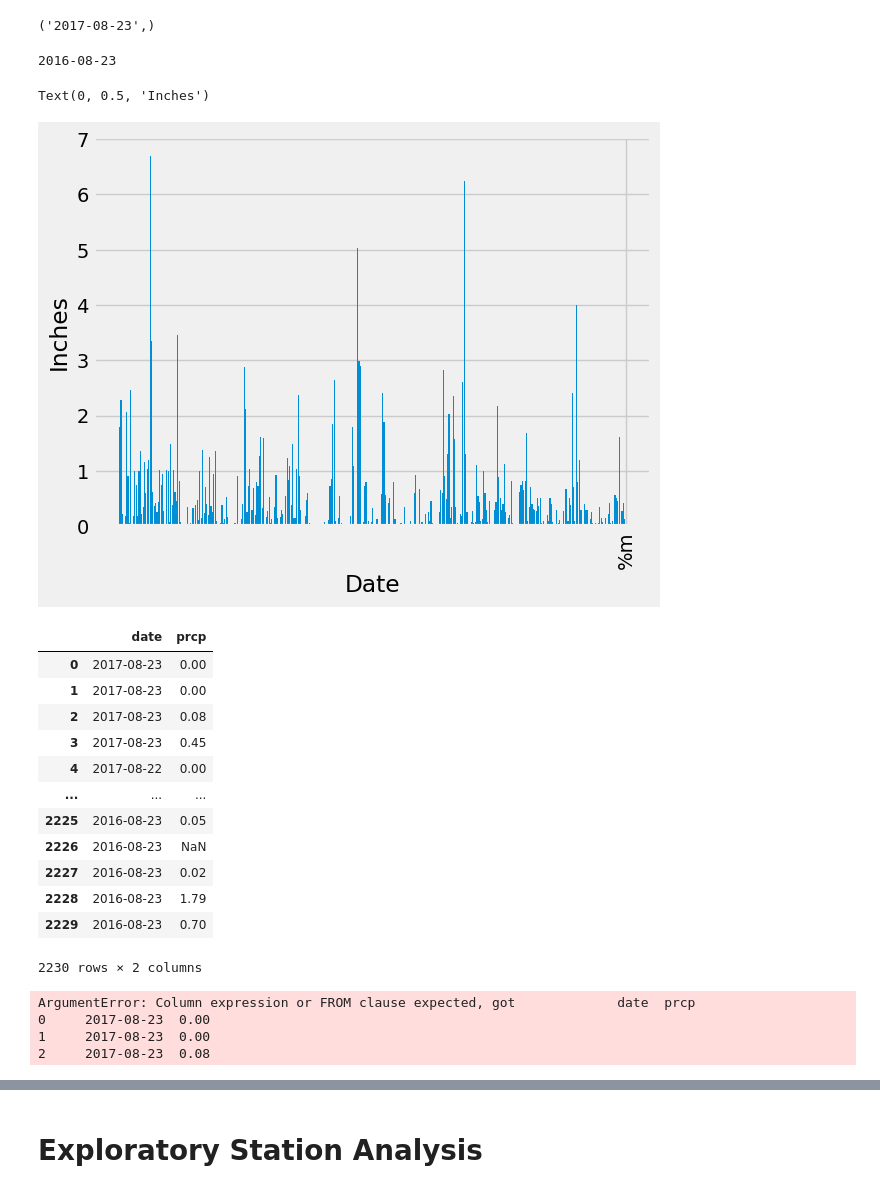
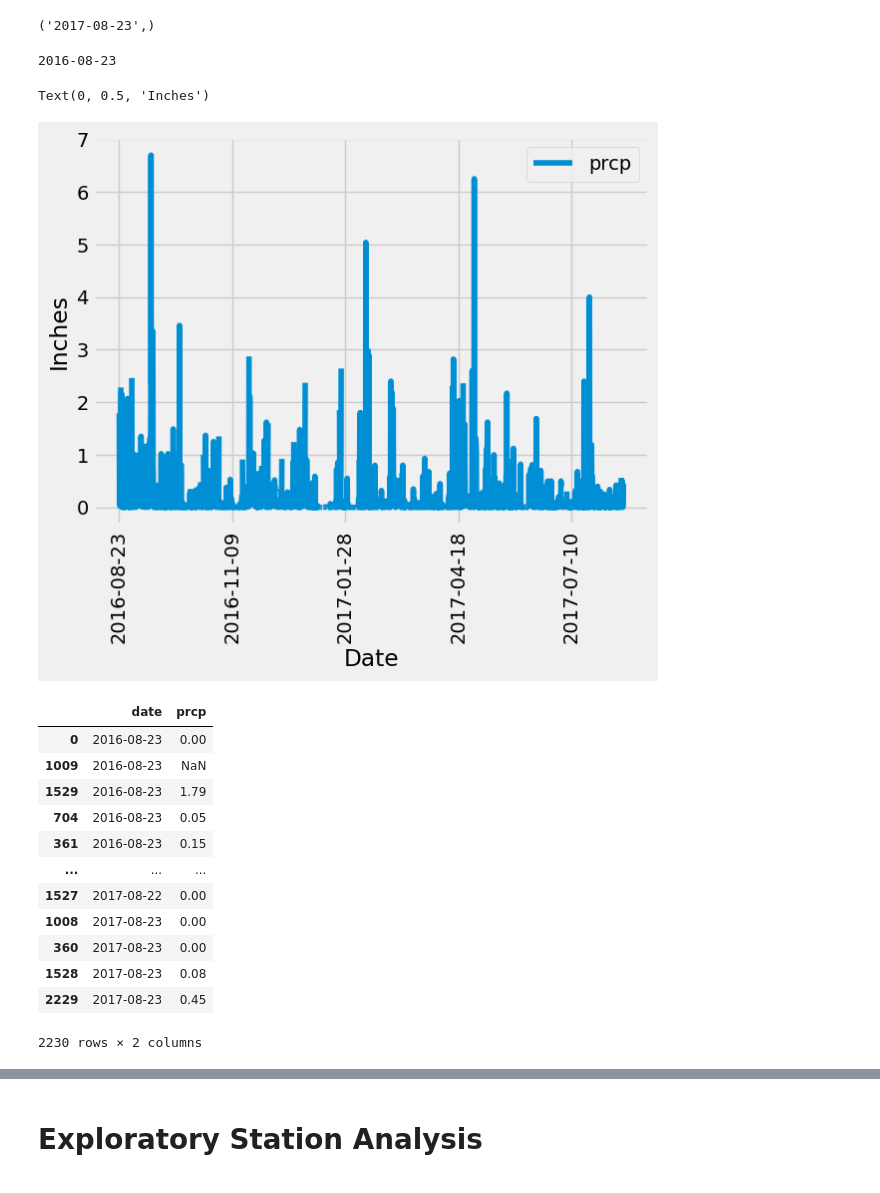
Before and after one commit to acollawn/sqlalchemy-challenge, a Jupyter notebook: climate_starter.ipynb, the cells around one changed output, grey strips where cells are left out. Cells and saved outputs as stored; diff of their text form; code cells hidden in the pictures.

```diff
--- a/climate_starter.ipynb
+++ b/climate_starter.ipynb
@@ -46,71 +46,50 @@ session.query(measurement.date).order_by(measurement.date.desc()).first()
 # %%
 # Design a query to retrieve the last 12 months of precipitation data and plot the results.
 # Starting from the most recent data point in the database.
 
 # Calculate the date one year from the last date in data set.
 date_2016 = dt.date(2017, 8, 23) - dt.timedelta(days = 365)
 date_2016
 print(date_2016)
 
 # Perform a query to retrieve the data and precipitation scores
 
-data_2016_17 = session.query(measurement.date, measurement.prcp).\
-    filter(measurement.date >= '2016-08-23').\
-    filter(measurement.date <= '2017-08-23')
+data_2016_17 = session.query(measurement.date, measurement.prcp).filter(measurement.date >= date_2016).all()
 
 
 # Save the query results as a Pandas DataFrame. Explicitly set the column names
 
 df_2016_17 = pd.DataFrame(data_2016_17, columns=['date', 'prcp'])
 df_2016_17
 
 # Sort the dataframe by date
-data_2016_17 = session.query(measurement.date, measurement.prcp).\
-    filter(measurement.date >= '2016-08-23').\
-    filter(measurement.date <= '2017-08-23').\
-    order_by(measurement.date.desc()).all()
-
+data_2016_17 = df_2016_17.sort_values("date")
 
 # Use Pandas Plotting with Matplotlib to plot the data - example from day 3.3 activity
-x = df_2016_17.date
-y = df_2016_17.prcp
-plt.bar(df_2016_17['date'], df_2016_17['prcp'])
+
+data_2016_17.plot(x='date', y='prcp', rot=90)
 plt.xlabel("Date")
-plt.xticks('%m', rotation=90)
 plt.ylabel("Inches")
-
-#df_2016_17.tight_layout()
-#plt.show()
 # %% [output]
 2016-08-23
 Text(0, 0.5, 'Inches')
-[figure, old version]
+[figure, new version]
 # %%
 df_2016_17 = pd.DataFrame(data_2016_17, columns=['date', 'prcp'])
 df_2016_17
 # %% [output]
 |  | date | prcp |
-| 0 | 2017-08-23 | 0.00 |
-| 1 | 2017-08-23 | 0.00 |
-| 2 | 2017-08-23 | 0.08 |
-| 3 | 2017-08-23 | 0.45 |
-| 4 | 2017-08-22 | 0.00 |
+| 0 | 2016-08-23 | 0.00 |
+| 1009 | 2016-08-23 | NaN |
+| 1529 | 2016-08-23 | 1.79 |
+| 704 | 2016-08-23 | 0.05 |
+| 361 | 2016-08-23 | 0.15 |
 | ... | ... | ... |
-| 2225 | 2016-08-23 | 0.05 |
-| 2226 | 2016-08-23 | NaN |
-| 2227 | 2016-08-23 | 0.02 |
-| 2228 | 2016-08-23 | 1.79 |
-| 2229 | 2016-08-23 | 0.70 |
+| 1527 | 2017-08-22 | 0.00 |
+| 1008 | 2017-08-23 | 0.00 |
+| 360 | 2017-08-23 | 0.00 |
+| 1528 | 2017-08-23 | 0.08 |
+| 2229 | 2017-08-23 | 0.45 |
 2230 rows × 2 columns
-# %%
-# Print all of the player names in the database
-date_prcp = session.query(df_2016_17)
-for date in measurement:
-    print(measurement.date)
-# %% [output]
-ArgumentError: Column expression or FROM clause expected, got             date  prcp
-0     2017-08-23  0.00
-1     2017-08-23  0.00
-2     2017-08-23  0.08
 # %%
 # Use Pandas to calculate the summary statistics for the precipitation data
```
Also changed, not shown: parts of 4 cells of this notebook, 1 other file.
